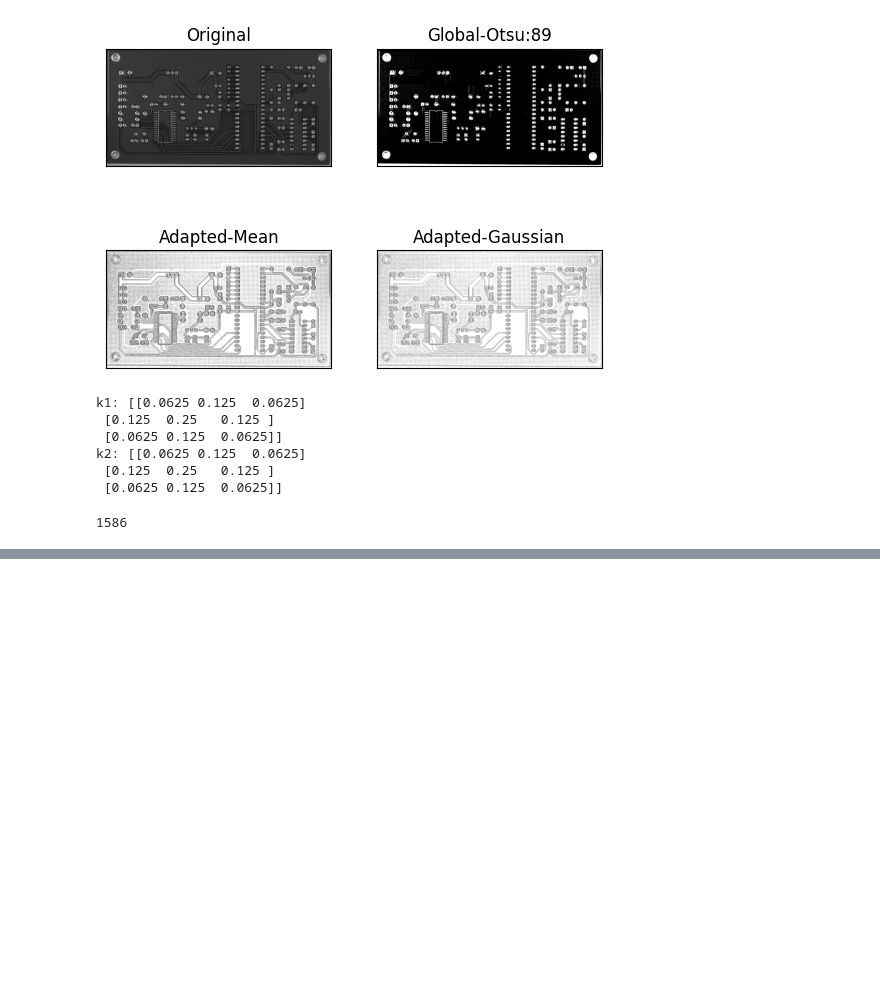
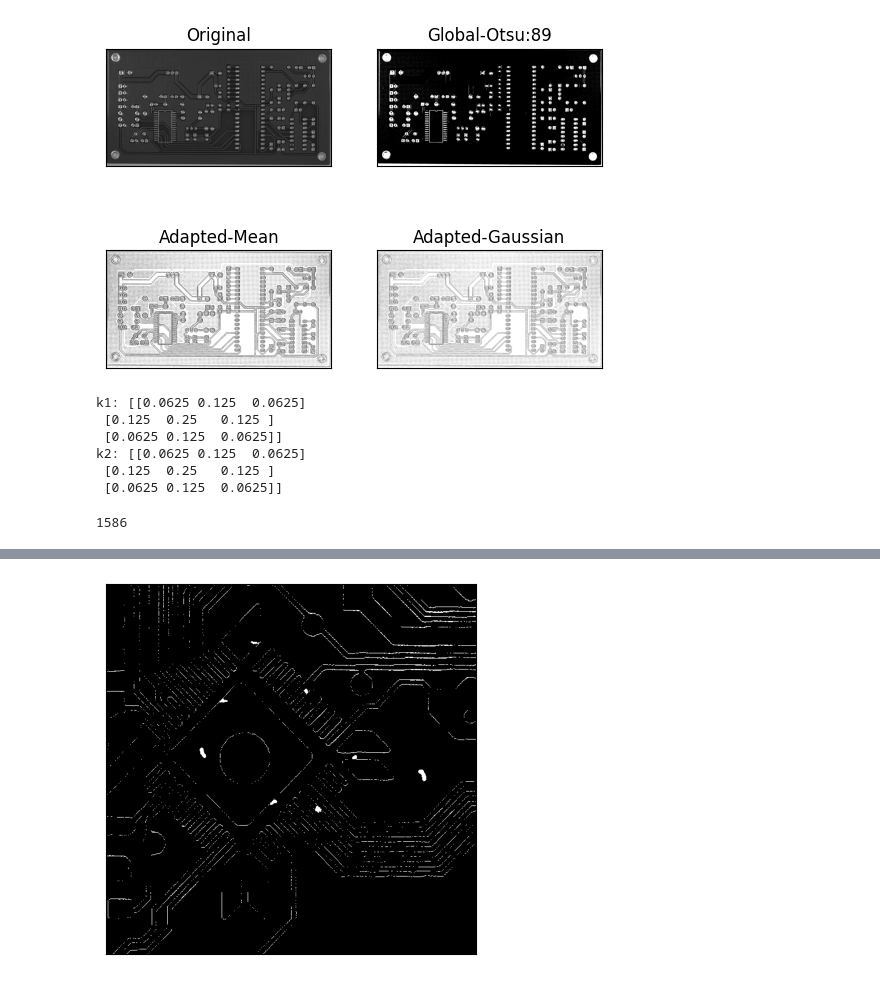
Before and after one commit to aroa97/practice, a Jupyter notebook: PCB_defect_detection/opencv_practice.ipynb, the cells around one changed output, grey strips where cells are left out. Cells and saved outputs as stored; diff of their text form; code cells hidden in the pictures; blank space fills up the shorter version.

```diff
--- a/PCB_defect_detection/opencv_practice.ipynb
+++ b/PCB_defect_detection/opencv_practice.ipynb
@@ -170,0 +171,20 @@ plt.show()
+# %%
+import cv2
+import numpy as np
+import matplotlib.pyplot as plt
+
+img1 = cv2.imread('./PCBData/group00041/00041/00041048_temp.jpg')
+img2 = cv2.imread('./PCBData/group00041/00041/00041048_test.jpg')
+
+img1_gray = cv2.cvtColor(img1, cv2.COLOR_BGR2GRAY)
+img2_gray = cv2.cvtColor(img2, cv2.COLOR_BGR2GRAY)
+
+diff = cv2.absdiff(img1_gray, img2_gray)
+
+_, diff = cv2.threshold(diff, 200, 255, cv2.THRESH_BINARY)
+
+plt.imshow(diff,'gray')
+plt.xticks([]),plt.yticks([])
+plt.show()
+# %% [output]
+[figure, added]
```
Also changed, not shown: parts of 1 cell of this notebook, 45 other files.
